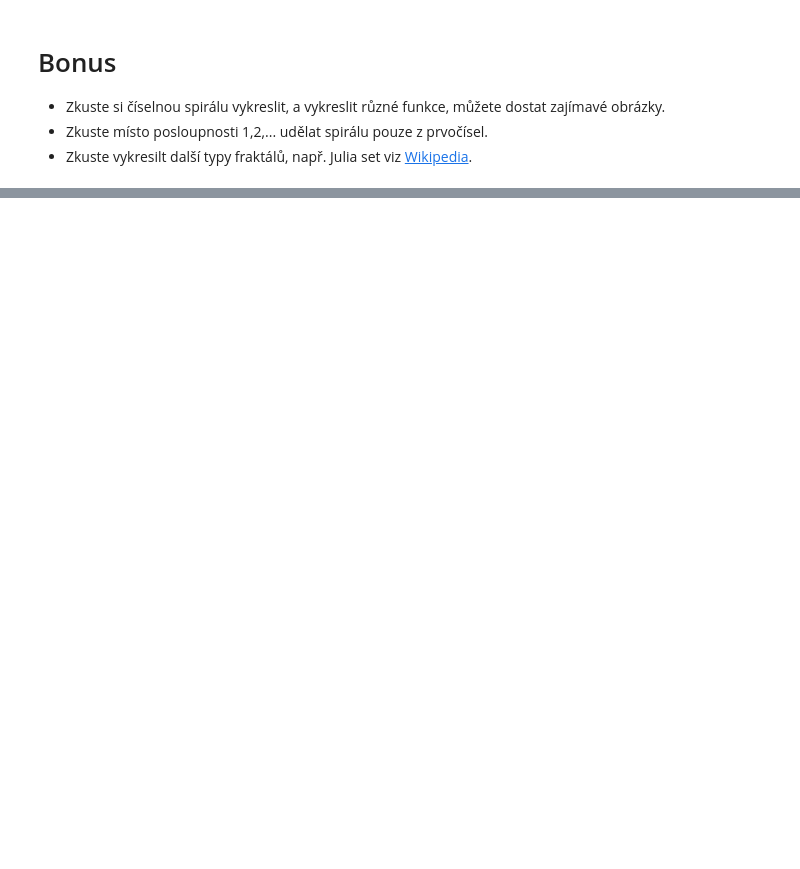
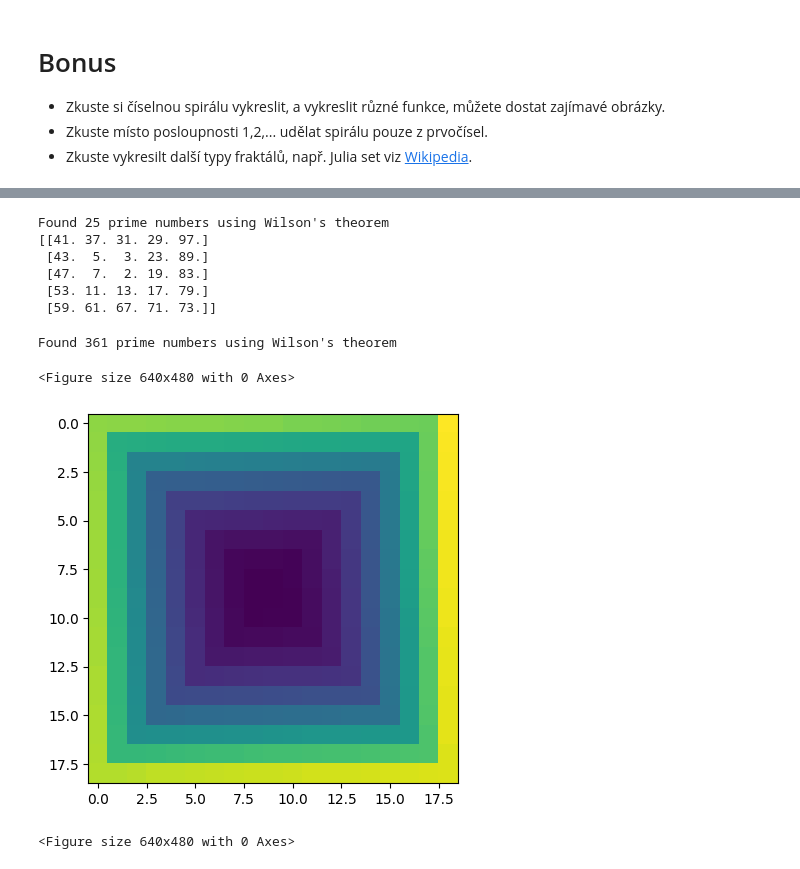
Before and after one commit to dancaseb/vvp_ukoly, a Jupyter notebook: 03_ukoly.ipynb, the cells around one changed output, grey strips where cells are left out. Saved outputs shown, nothing was run; the diff lists cells and outputs as text; code cells hidden in the pictures; blank space fills up the shorter version.

```diff
--- a/03_ukoly.ipynb
+++ b/03_ukoly.ipynb
@@ -268,0 +304,52 @@ plt.figure()
+# %%
+def primes_spiral_numpy(n):
+    # our matrix
+    A = np.zeros((n,n))
+    # numbers I will be inserting in matrix
+    numbers = np.array(find_n_primes(n**2))
+    index_numbers = 0
+    # starting indexes
+    start_row, start_col = n//2, n//2
+    # one in the middle
+    A[n//2, n//2] = numbers[0]
+    #slice length, each cirle's edge length
+    slice_lenght = 0
+
+    for i in range(n//2):
+        # move the starting index into the left corner of our current circle
+        start_row -= 1
+        start_col -= 1
+        slice_lenght += 2
+
+        # start_row and start_col is the top left corner of each circle. From this index I count the indexes in the matrix. Slice length is +2 every iteration. Next_index is the index in the numbers array, so I know which elements to put in matrix
+        A[start_row, start_col:start_col + slice_lenght] = numbers[index_numbers + slice_lenght : index_numbers:-1]
+        # move next index, so we can insert next numbers
+        next_index = index_numbers + slice_lenght + 1
+        A[start_row + 1 : start_row + 1 + slice_lenght, start_col] = numbers[next_index:next_index + slice_lenght]
+        next_index += slice_lenght
+        A[start_row + slice_lenght, start_col + 1: start_col + 1 + slice_lenght] = numbers[next_index:next_index + slice_lenght]
+        next_index += slice_lenght
+        A[start_row:start_row + slice_lenght, start_col + slice_lenght] = numbers[next_index + slice_lenght - 1:next_index - 1 :-1]
+
+        index_numbers = next_index + slice_lenght - 1
+
+    return A
+# %%
+print(primes_spiral_numpy(5))
+# %% [output]
+Found 25 prime numbers using Wilson's theorem
+[[41. 37. 31. 29. 97.]
+ [43.  5.  3. 23. 89.]
+ [47.  7.  2. 19. 83.]
+ [53. 11. 13. 17. 79.]
+ [59. 61. 67. 71. 73.]]
+# %%
+A = primes_spiral_numpy(19)
+plt.imshow(A)
+# new figure
+plt.figure()
+# %% [output]
+Found 361 prime numbers using Wilson's theorem
+<Figure size 640x480 with 0 Axes>
+[figure, added]
+<Figure size 640x480 with 0 Axes>
```
Also changed, not shown: parts of 13 cells of this notebook.
